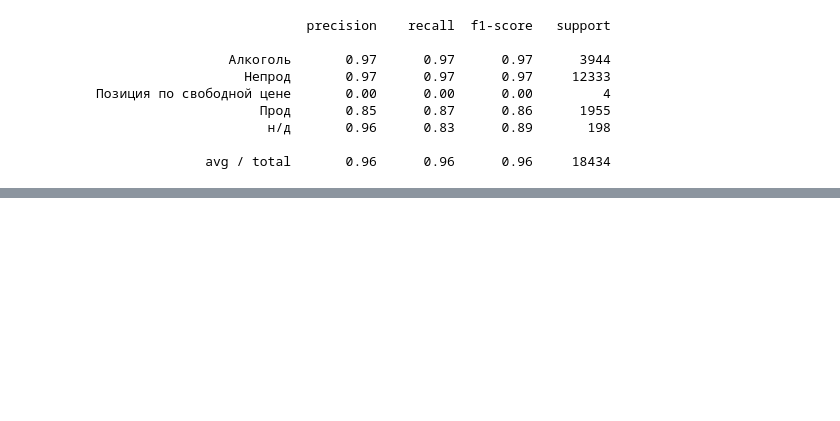
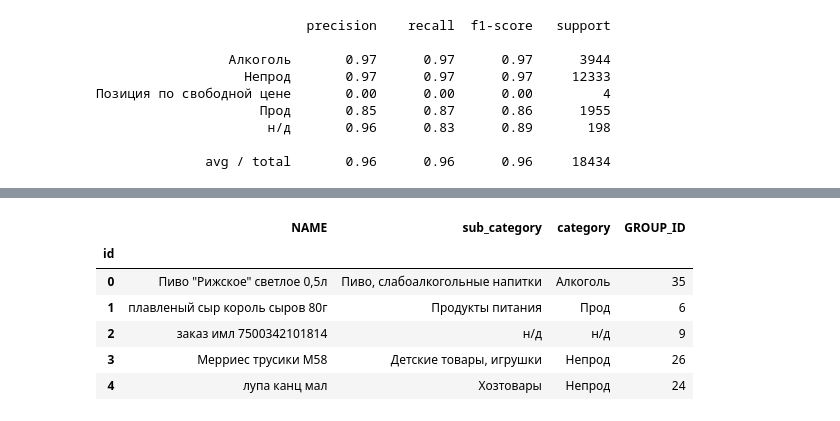
Before and after one commit to senior-sigan/ML_Competitions, a Jupyter notebook: boosters_evotor-goods/1_investigate.ipynb, the cells around one changed output, grey strips where cells are left out. Drawn from its saved outputs; the diff is of its cells as text; code cells hidden in the pictures; blank space fills up the shorter version.

Commit message:
add evotor 1 submission

```diff
--- a/boosters_evotor-goods/1_investigate.ipynb
+++ b/boosters_evotor-goods/1_investigate.ipynb
@@ -92,0 +156,11 @@ ValueError: Found input variables with inconsistent numbers of samples: [37426,
+# %%
+pred = predict_category_proba(X_train, y_train['category'], X_test)
+pred_category = predict_category(X_train, y_train['category'], X_test)
+# %%
+X_test_category = hstack((X_test, pred))
+# %%
+pred_subcategory = predict_subcategory(X_train_category, y_train['sub_category'], X_test_category)
+# %%
+pred_df = test.copy()
+pred_df['sub_category'] = pred_subcategory
+pred_df['category'] = pred_category
@@ -92,0 +189,14 @@ ValueError: Found input variables with inconsistent numbers of samples: [37426,
+# %%
+# pred_df.join(, on='sub_category')
+submission = pd.merge(pred_df.reset_index(), categories.reset_index()[['GROUP_ID', 'sub_category']], on='sub_category').sort_values(by='id')
+submission.index = submission['id']
+submission.drop(['id'], axis=1, inplace=True)
+submission.head()
+# %% [output]
+|  | NAME | sub_category | category | GROUP_ID |
+| id |  |  |  |  |
+| 0 | Пиво "Рижское" светлое 0,5л | Пиво, слабоалкогольные напитки | Алкоголь | 35 |
+| 1 | плавленый сыр король сыров 80г | Продукты питания | Прод | 6 |
+| 2 | заказ имл 7500342101814 | н/д | н/д | 9 |
+| 3 | Мерриес трусики М58 | Детские товары, игрушки | Непрод | 26 |
+| 4 | лупа канц мал | Хозтовары | Непрод | 24 |
```
Also changed, not shown: parts of 12 cells of this notebook, 1 other file.
